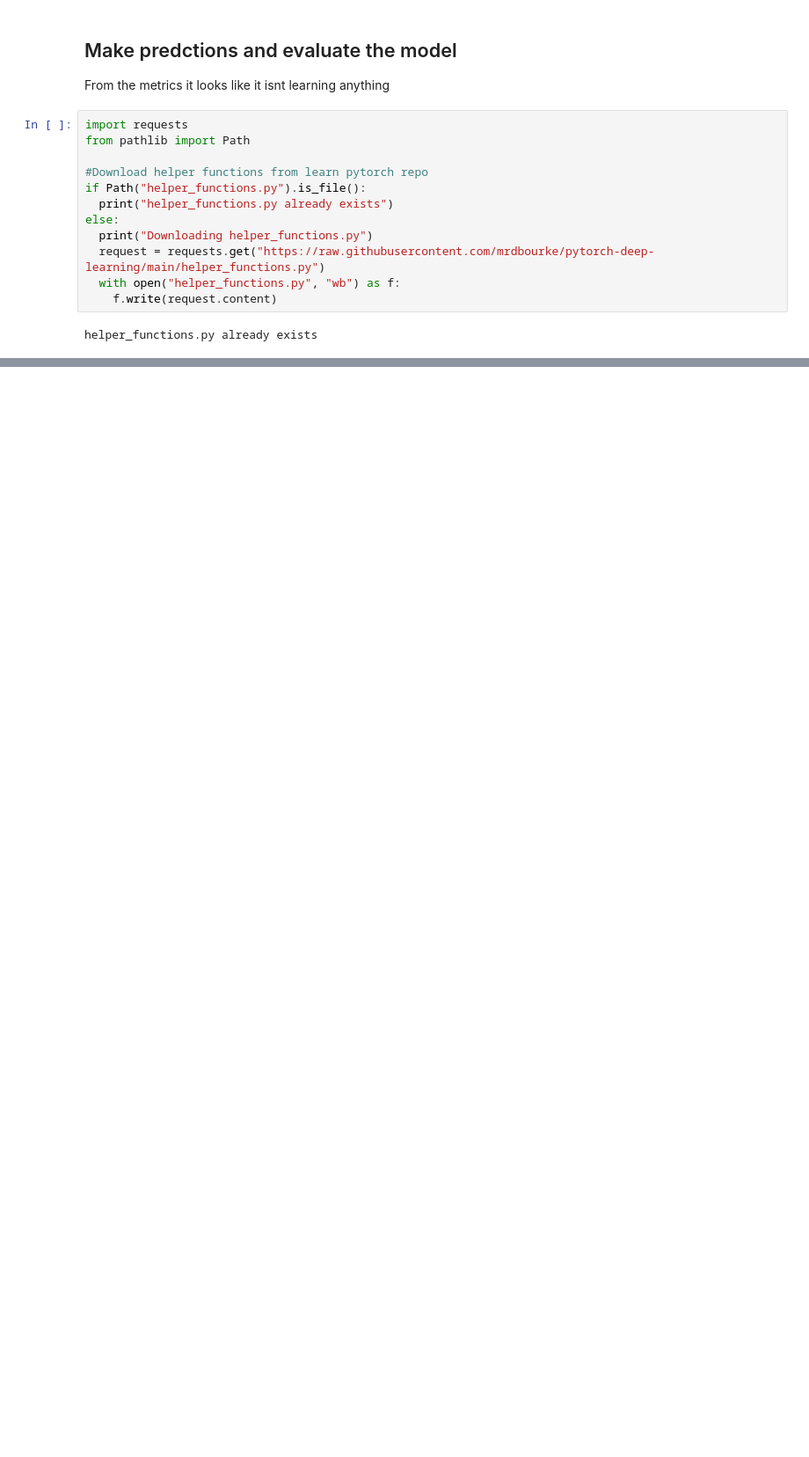
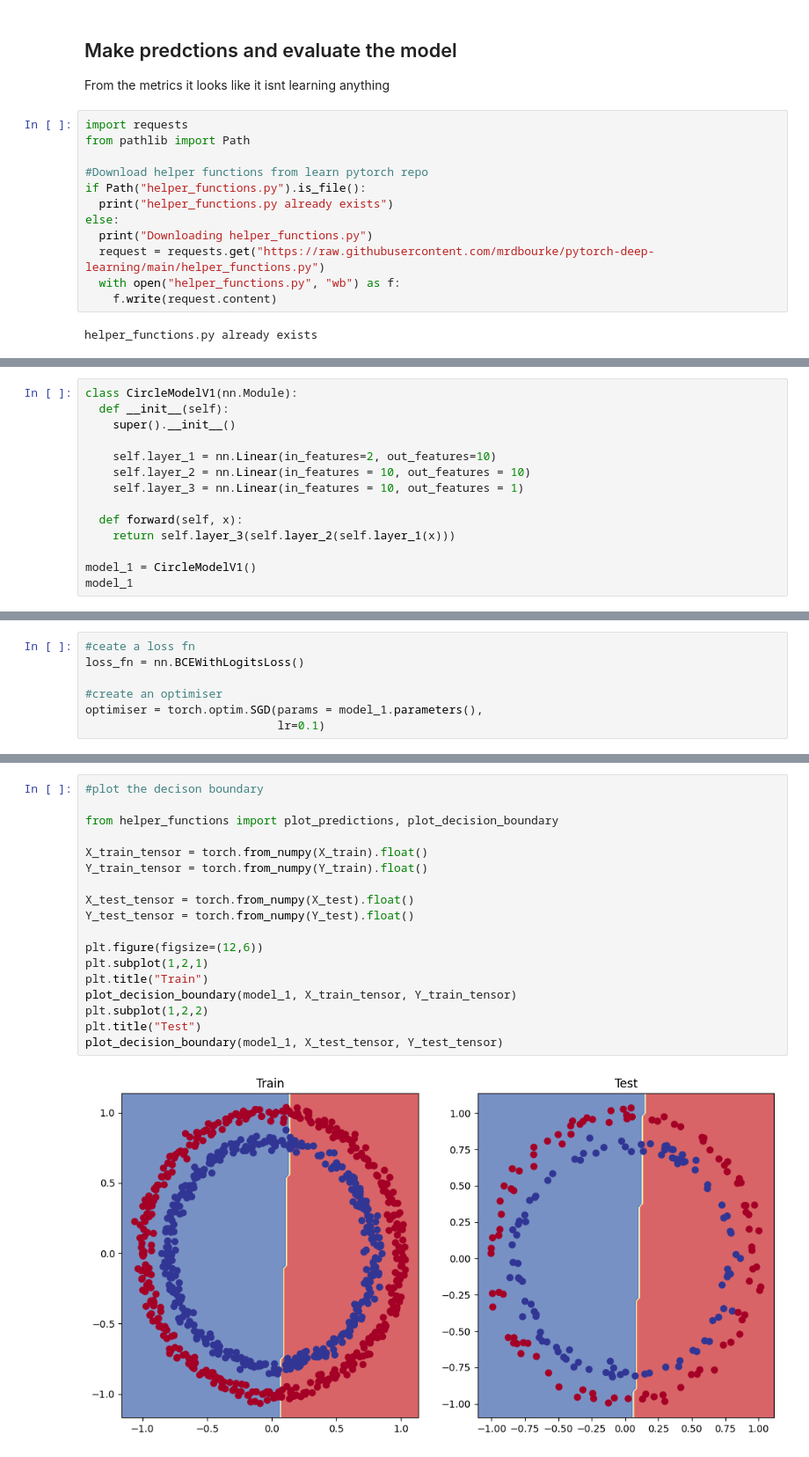
Before and after one commit to vandana10/deeplearning-using-pytorch, a Jupyter notebook: neural_network_classification_pytorch.ipynb, the cells around one changed output, grey strips where cells are left out. Shown: that part at 88% size. Cells and saved outputs as stored; diff of their text form; blank space fills up the shorter version.

```diff
--- a/neural_network_classification_pytorch.ipynb
+++ b/neural_network_classification_pytorch.ipynb
@@ -329,0 +348,14 @@ plot_decision_boundary(model_0, X_test_tensor, Y_test_tensor)
+# %%
+class CircleModelV1(nn.Module):
+  def __init__(self):
+    super().__init__()
+
+    self.layer_1 = nn.Linear(in_features=2, out_features=10)
+    self.layer_2 = nn.Linear(in_features = 10, out_features = 10)
+    self.layer_3 = nn.Linear(in_features = 10, out_features = 1)
+
+  def forward(self, x):
+    return self.layer_3(self.layer_2(self.layer_1(x)))
+
+model_1 = CircleModelV1()
+model_1
@@ -329,0 +368,7 @@ plot_decision_boundary(model_0, X_test_tensor, Y_test_tensor)
+# %%
+#ceate a loss fn
+loss_fn = nn.BCEWithLogitsLoss()
+
+#create an optimiser
+optimiser = torch.optim.SGD(params = model_1.parameters(),
+                            lr=0.1)
@@ -329,0 +420,20 @@ plot_decision_boundary(model_0, X_test_tensor, Y_test_tensor)
+# %%
+#plot the decison boundary
+
+from helper_functions import plot_predictions, plot_decision_boundary
+
+X_train_tensor = torch.from_numpy(X_train).float()
+Y_train_tensor = torch.from_numpy(Y_train).float()
+
+X_test_tensor = torch.from_numpy(X_test).float()
+Y_test_tensor = torch.from_numpy(Y_test).float()
+
+plt.figure(figsize=(12,6))
+plt.subplot(1,2,1)
+plt.title("Train")
+plot_decision_boundary(model_1, X_train_tensor, Y_train_tensor)
+plt.subplot(1,2,2)
+plt.title("Test")
+plot_decision_boundary(model_1, X_test_tensor, Y_test_tensor)
+# %% [output]
+[figure, added]
```
Also changed, not shown: parts of 23 cells of this notebook.
